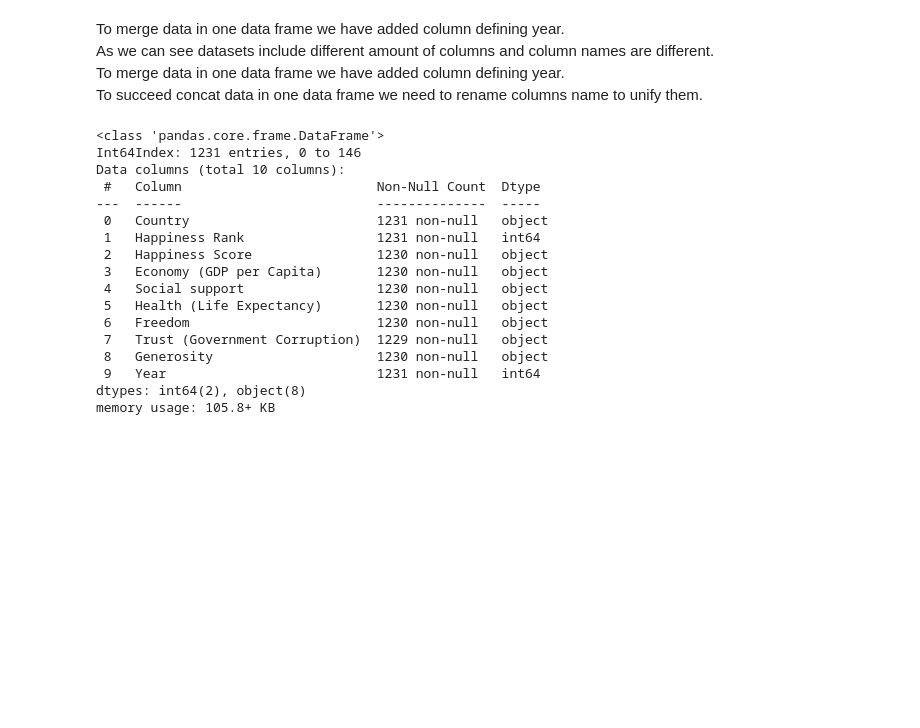
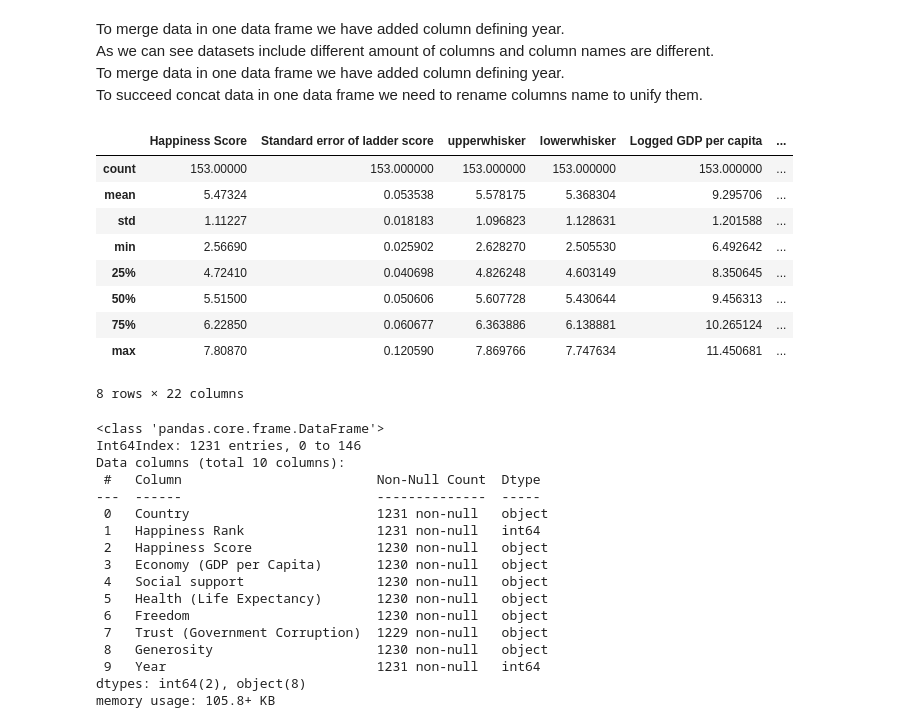
Before and after one commit to NadezhdaGruzdeva/GB-graduate-work-World-Happiness-Report-up-to-2022, a Jupyter notebook: World Happiness Report up to 2022.ipynb, the cells around one changed output. Cells and saved outputs as stored; diff of their text form; code cells hidden in the pictures; blank space fills up the shorter version.

```diff
--- a/World Happiness Report up to 2022.ipynb
+++ b/World Happiness Report up to 2022.ipynb
@@ -233,11 +135,24 @@ df19 = df19.rename(columns = {
 # %%
 df20 = df20.rename(columns = {
     'Country name' : 'Country',
     'Ladder score' : 'Happiness Score',
-    'Logged GDP per capita' : 'Economy (GDP per Capita)',
-    'Healthy life expectancy' : 'Health (Life Expectancy)',
+    # 'Logged GDP per capita' : 'Economy (GDP per Capita)',
+    # 'Healthy life expectancy' : 'Health (Life Expectancy)',
     'Freedom to make life choices' : 'Freedom',
     'Perceptions of corruption' : 'Trust (Government Corruption)'})
+df20['Economy (GDP per Capita)'] = df20['Logged GDP per capita'] / 10
+df20['Health (Life Expectancy)'] = df20['Healthy life expectancy'] / 100
+# %% [output]
+|  | Happiness Score | Standard error of ladder score | upperwhisker | lowerwhisker | Logged GDP per capita | ... |
+| count | 153.00000 | 153.000000 | 153.000000 | 153.000000 | 153.000000 | ... |
+| mean | 5.47324 | 0.053538 | 5.578175 | 5.368304 | 9.295706 | ... |
+| std | 1.11227 | 0.018183 | 1.096823 | 1.128631 | 1.201588 | ... |
+| min | 2.56690 | 0.025902 | 2.628270 | 2.505530 | 6.492642 | ... |
+| 25% | 4.72410 | 0.040698 | 4.826248 | 4.603149 | 8.350645 | ... |
+| 50% | 5.51500 | 0.050606 | 5.607728 | 5.430644 | 9.456313 | ... |
+| 75% | 6.22850 | 0.060677 | 6.363886 | 6.138881 | 10.265124 | ... |
+| max | 7.80870 | 0.120590 | 7.869766 | 7.747634 | 11.450681 | ... |
+8 rows × 22 columns
 # %%
 df21 = df21.rename(columns = {
     'Country name' : 'Country',
```
Also changed, not shown: parts of 12 cells of this notebook.
